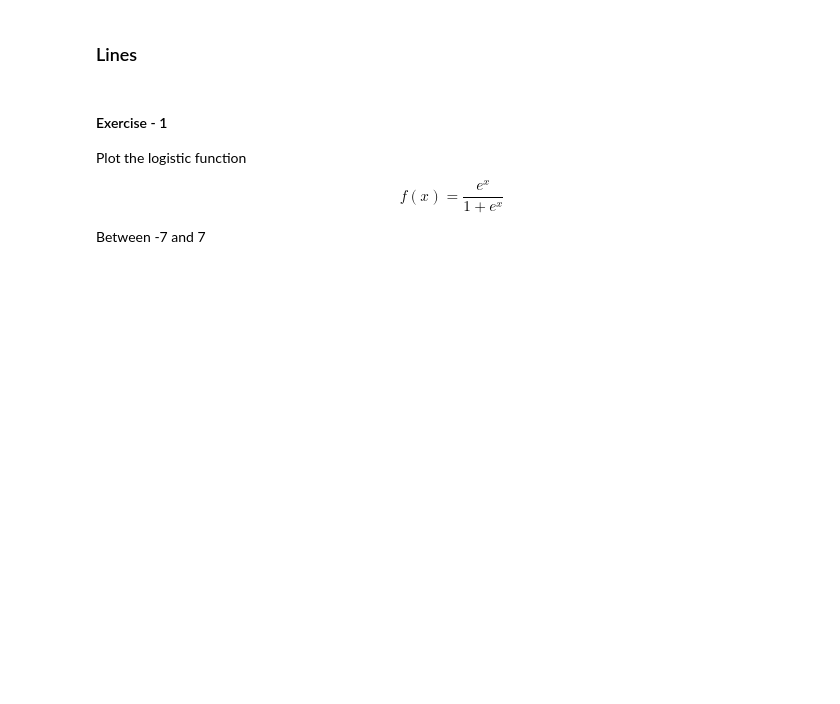
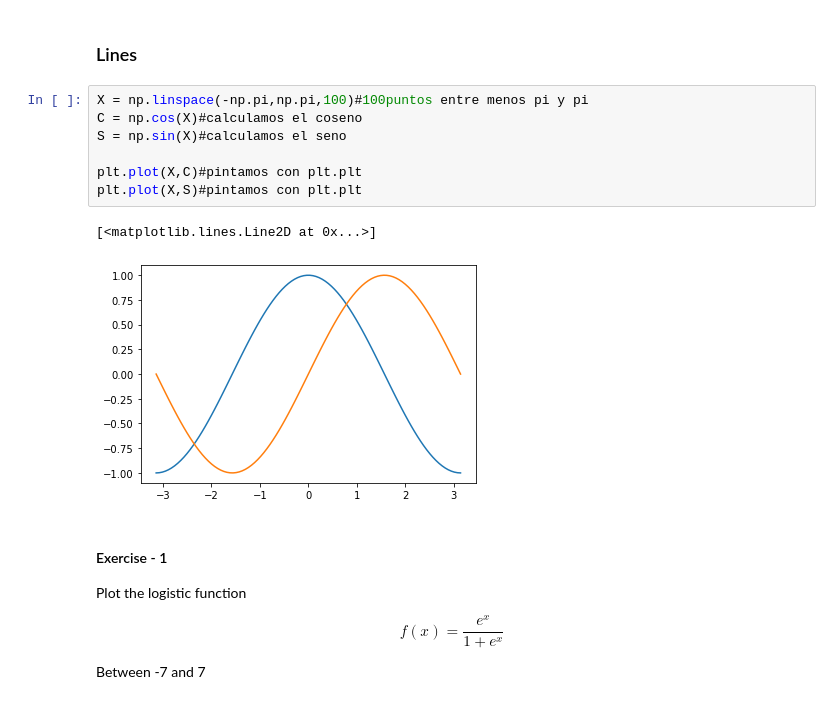
Before and after one commit to robertomanzanolopez/master-kschool, a Jupyter notebook: 06_Visualizacion_datos_con_python/Visualizacion_Python_01_empty.ipynb, the cells around one changed output. Cells and saved outputs as stored; diff of their text form; blank space fills up the shorter version.

Commit message:
Modificados notebooks clase visualizacion

```diff
--- a/06_Visualizacion_datos_con_python/Visualizacion_Python_01_empty.ipynb
+++ b/06_Visualizacion_datos_con_python/Visualizacion_Python_01_empty.ipynb
@@ -20,6 +20,16 @@ A MATLAB-like plotting framework: [`pyplot`](https://matplotlib.org/api/pyplot_a
 Also known as the "state-machine environment" because we can call methods of a global state machine and they will affect the appropiate objects.
 # %% [markdown]
 ### Lines
+# %%
+X = np.linspace(-np.pi,np.pi,100)#100puntos entre menos pi y pi
+C = np.cos(X)#calculamos el coseno
+S = np.sin(X)#calculamos el seno
+
+plt.plot(X,C)#pintamos con plt.plt
+plt.plot(X,S)#pintamos con plt.plt
+# %% [output]
+[<matplotlib.lines.Line2D at 0x...>]
+[figure, added]
 # %% [markdown]
 #### Exercise - 1
 
```
Also changed, not shown: parts of 14 cells of this notebook, 1 other file.
